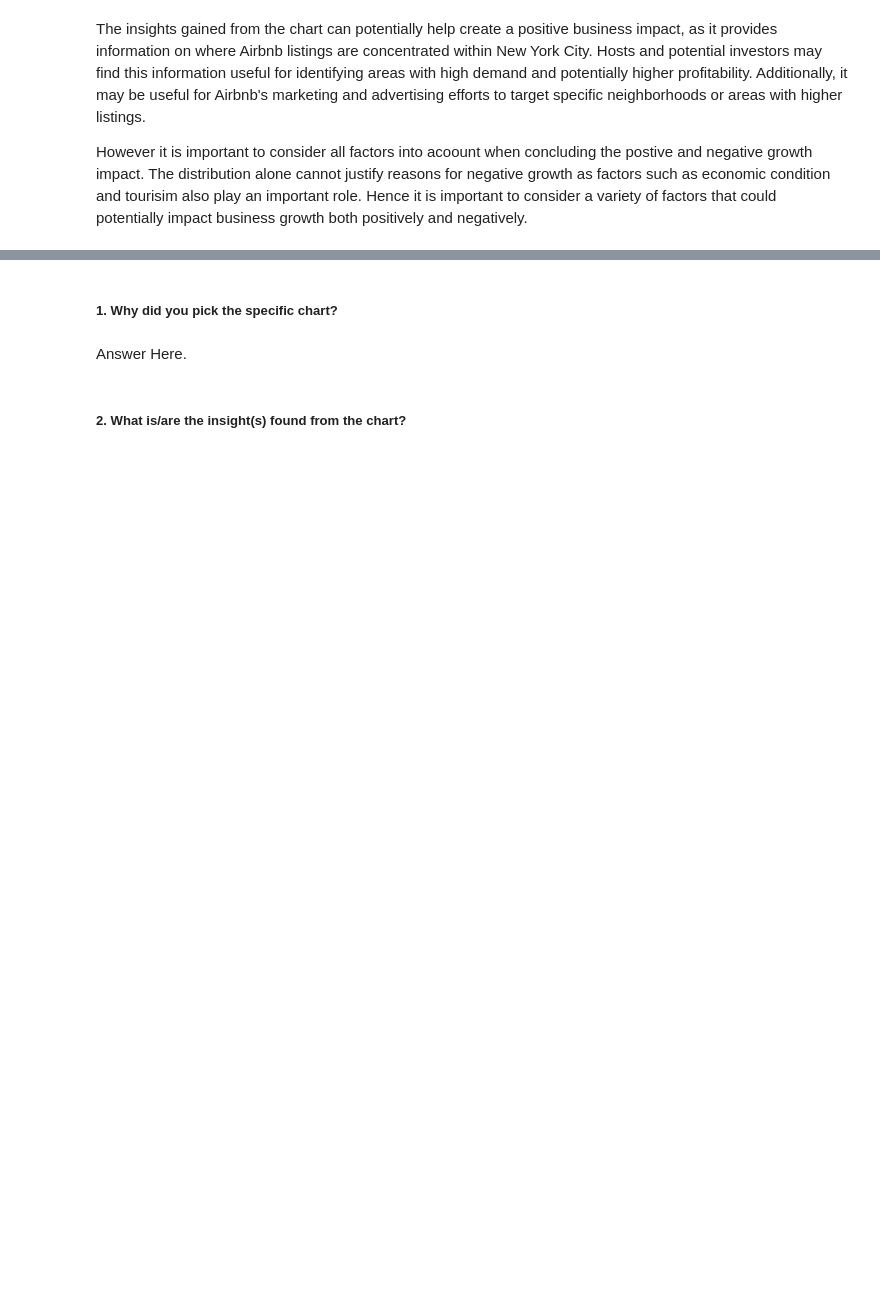
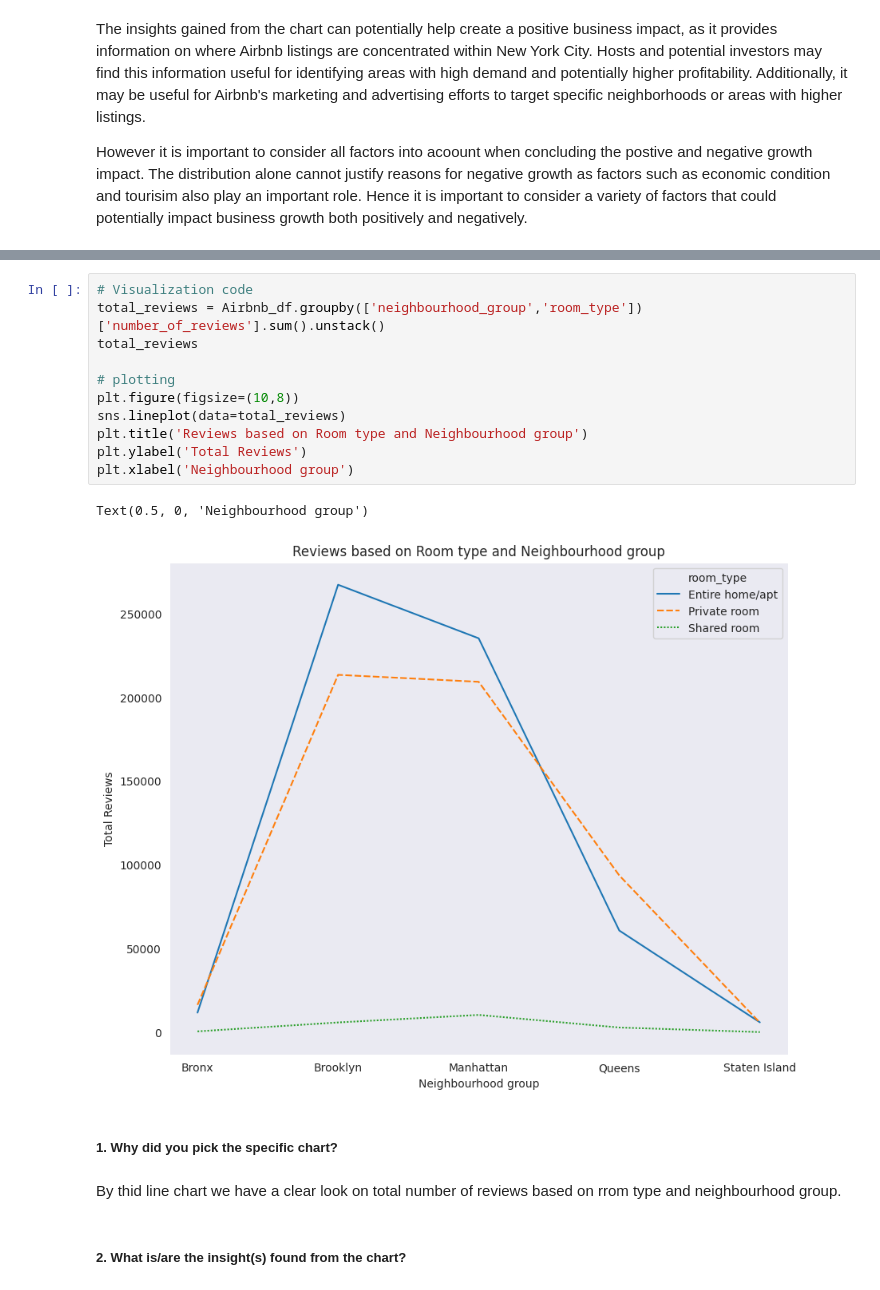
Before and after one commit to samee-faq/airbnb_eda_project, a Jupyter notebook: Sameera's_Airbnb_Bookings_Analysis_Capstone_Project_EDA.ipynb, the cells around one changed output, grey strips where cells are left out. Drawn from its saved outputs; the diff is of its cells as text; blank space fills up the shorter version.

```diff
--- a/Sameera's_Airbnb_Bookings_Analysis_Capstone_Project_EDA.ipynb
+++ b/Sameera's_Airbnb_Bookings_Analysis_Capstone_Project_EDA.ipynb
@@ -810,6 +846,20 @@ However it is important to consider all factors into acoount when concluding the
+# %%
+# Visualization code
+total_reviews = Airbnb_df.groupby(['neighbourhood_group','room_type'])['number_of_reviews'].sum().unstack()
+total_reviews
+
+# plotting
+plt.figure(figsize=(10,8))
+sns.lineplot(data=total_reviews)
+plt.title('Reviews based on Room type and Neighbourhood group')
+plt.ylabel('Total Reviews')
+plt.xlabel('Neighbourhood group')
+# %% [output]
+Text(0.5, 0, 'Neighbourhood group')
+[figure, added]
 # %% [markdown]
 ##### 1. Why did you pick the specific chart?
-# %% [markdown]
-Answer Here.
+# %% [markdown]
+By thid line chart we have a clear look on total number of reviews based on rrom type and neighbourhood group.
 # %% [markdown]
 ##### 2. What is/are the insight(s) found from the chart?
```
Also changed, not shown: parts of 41 cells of this notebook.
